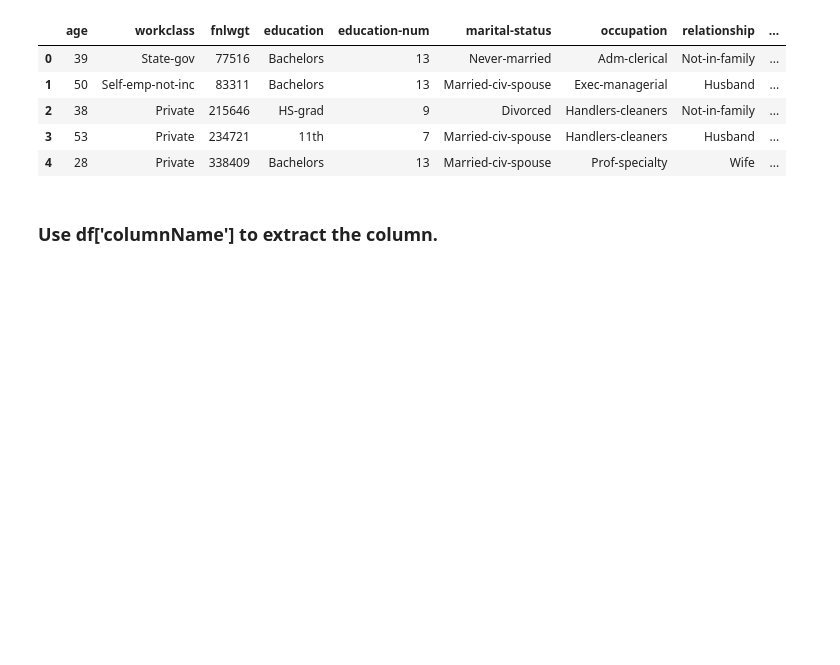
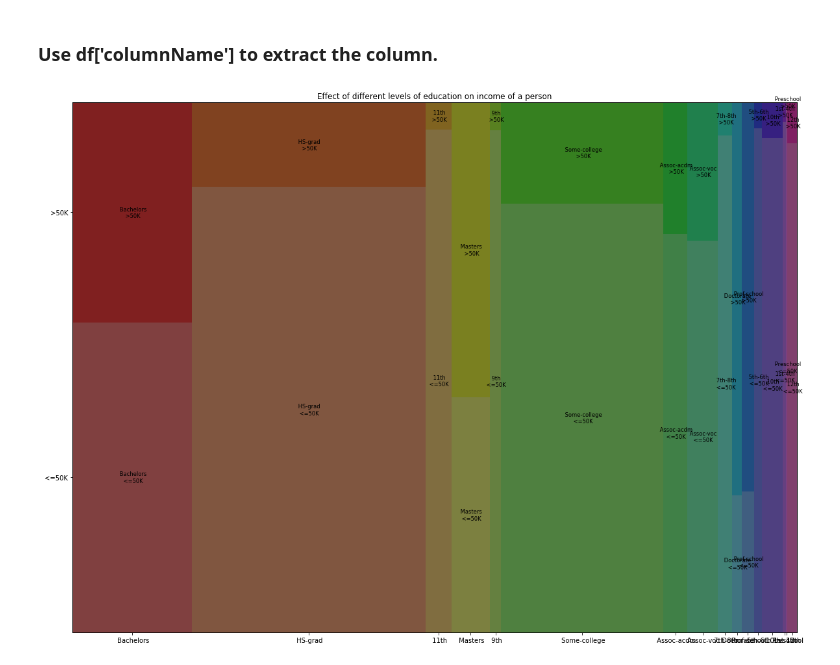
Before and after one commit to kartikpaigwar/CSE578Project, a Jupyter notebook: src/main.ipynb, the cells around one changed output. Saved outputs shown, nothing was run; the diff lists cells and outputs as text; code cells hidden in the pictures; blank space fills up the shorter version.

Commit message:
user-story:education

```diff
--- a/src/main.ipynb
+++ b/src/main.ipynb
@@ -11,15 +12,7 @@ num, text = 0, 1
 dataType = [num, text, num, text, num, text, text, text, text, text, num, num, num, text]
 
 df = pd.read_csv("../dataset/adult.data", names= columnNames, sep=',')
-df = dataFrame.replace(' ?', np.nan)
-df.head()
+df = df.replace(' ?', np.nan)
-# %% [output]
-|  | age | workclass | fnlwgt | education | education-num | marital-status | occupation | relationship | ... |
-| 0 | 39 | State-gov | 77516 | Bachelors | 13 | Never-married | Adm-clerical | Not-in-family | ... |
-| 1 | 50 | Self-emp-not-inc | 83311 | Bachelors | 13 | Married-civ-spouse | Exec-managerial | Husband | ... |
-| 2 | 38 | Private | 215646 | HS-grad | 9 | Divorced | Handlers-cleaners | Not-in-family | ... |
-| 3 | 53 | Private | 234721 | 11th | 7 | Married-civ-spouse | Handlers-cleaners | Husband | ... |
-| 4 | 28 | Private | 338409 | Bachelors | 13 | Married-civ-spouse | Prof-specialty | Wife | ... |
 # %%
 for idx, dType in enumerate(dataType):
     if df[columnNames[idx]].isnull().sum().sum() != 0:
@@ -34,0 +25,11 @@ for idx, dType in enumerate(dataType):
+# %%
+# NATESH TYAGI
+# Using 'education' parameter to predict the income
+
+plt.close()
+fig, axes = plt.subplots(ncols=1, nrows=1, figsize=(20,15))
+mosaic(df, ['education', 'income'], ax=axes, axes_label=True,
+       title='Effect of different levels of education on income of a person', gap=0)
+plt.show()
+# %% [output]
+[figure, added]
```
Also changed, not shown: parts of 3 cells of this notebook, 1 other file.
